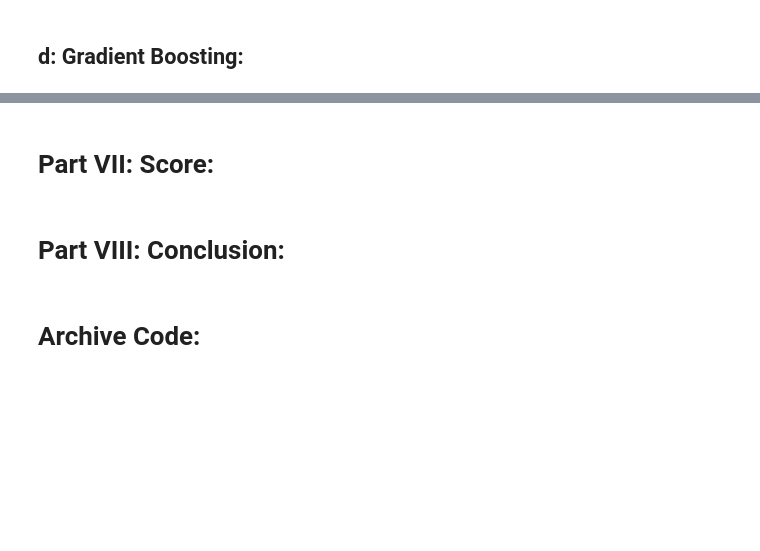
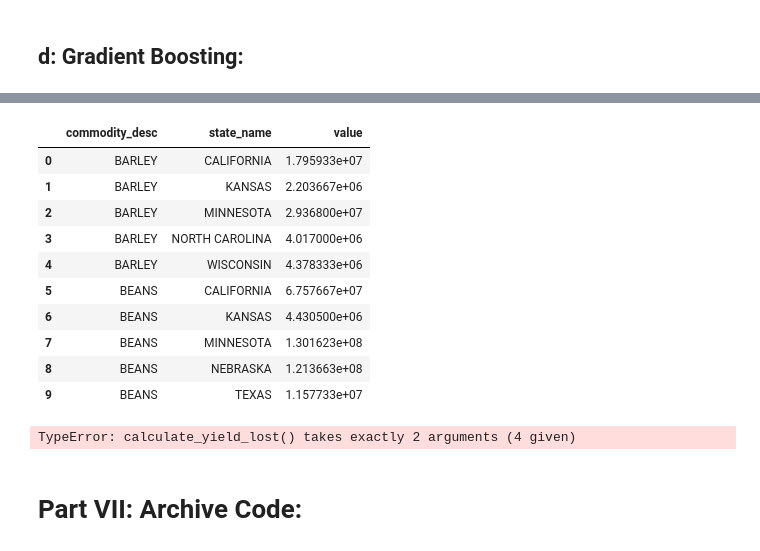
Before and after one commit to hackhsieh-zz/persephone, a Jupyter notebook: main.ipynb, the cells around one changed output, grey strips where cells are left out. Saved outputs shown, nothing was run; the diff lists cells and outputs as text; code cells hidden in the pictures; blank space fills up the shorter version.

```diff
--- a/main.ipynb
+++ b/main.ipynb
@@ -375,9 +438,35 @@ CANOLA's adjusted r^2 score with ExtraTreesRegressor is:
+# %%
+filtered_df = states_yied_df[columns_needed]
+filtered_df = filtered_df[filtered_df["unit_desc"]=='$']
+filtered_df.drop(['statisticcat_desc','unit_desc'],axis=1,inplace=True)
+# %%
+filtered_df['value'] = filtered_df['value'].apply(lambda x: np.nan if (x == '(D)') else x)
+# %%
+filtered_df['value'] = filtered_df['value'].apply(lambda x: x if type(x)==float else float(x.replace(',','')))
+# %%
+filtered_df = filtered_df.groupby(by=['commodity_desc','state_name']).mean().reset_index()
+filtered_df.drop(['year'],axis=1,inplace=True)
+# %%
+filtered_df.head(10)
+# %% [output]
+|  | commodity_desc | state_name | value |
+| 0 | BARLEY | CALIFORNIA | 1.795933e+07 |
+| 1 | BARLEY | KANSAS | 2.203667e+06 |
+| 2 | BARLEY | MINNESOTA | 2.936800e+07 |
+| 3 | BARLEY | NORTH CAROLINA | 4.017000e+06 |
+| 4 | BARLEY | WISCONSIN | 4.378333e+06 |
+| 5 | BEANS | CALIFORNIA | 6.757667e+07 |
+| 6 | BEANS | KANSAS | 4.430500e+06 |
+| 7 | BEANS | MINNESOTA | 1.301623e+08 |
+| 8 | BEANS | NEBRASKA | 1.213663e+08 |
+| 9 | BEANS | TEXAS | 1.157733e+07 |
+# %%
+increase_2_celcius = 3.6
+lost =  calculate_yield_lost(filtered_df, increase_2_celcius, commodities_list, targeted_states)
+# %% [output]
+TypeError: calculate_yield_lost() takes exactly 2 arguments (4 given)
 # %% [markdown]
-# Part VII: Score:
+# Part VII: Archive Code:
-# %% [markdown]
-# Part VIII: Conclusion:
-# %% [markdown]
-# Archive Code:
 # %%
 #Function 1:
 """
```
Also changed, not shown: parts of 40 cells of this notebook.
